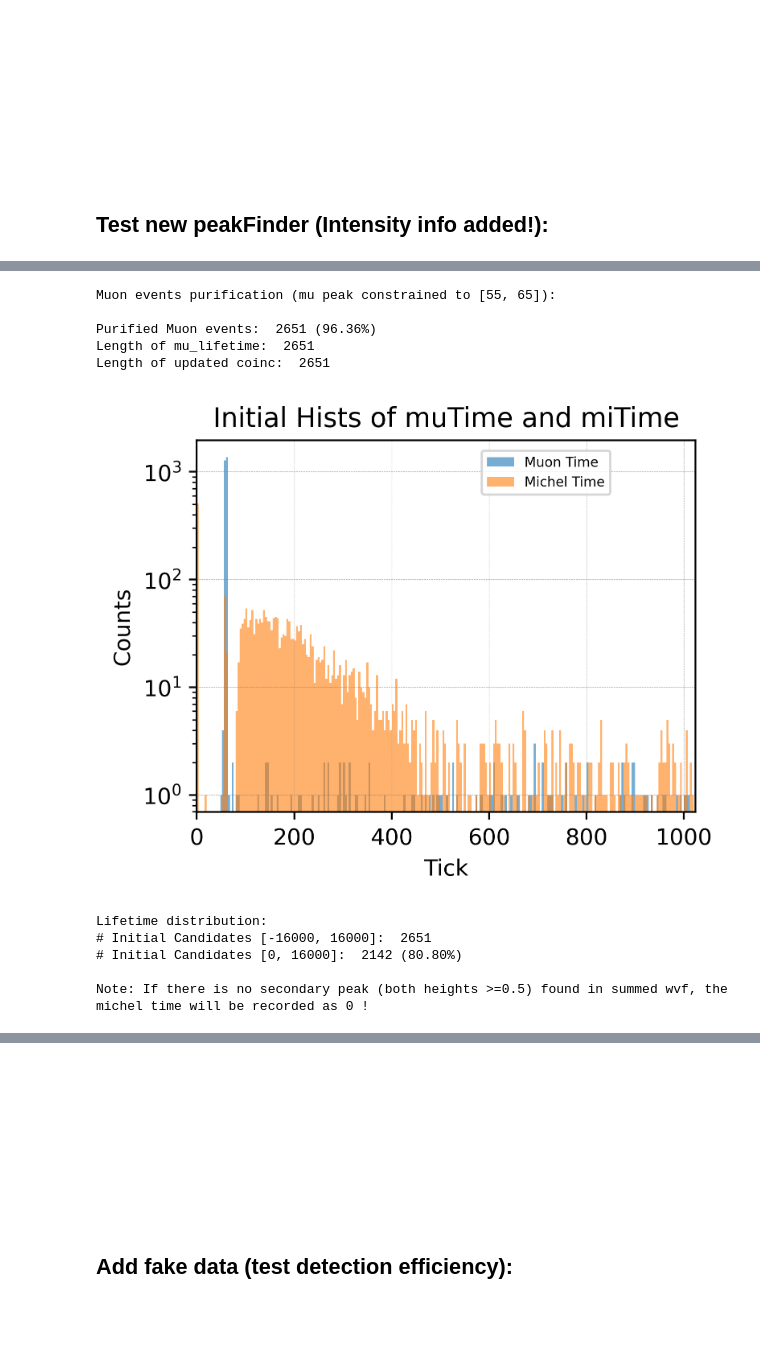
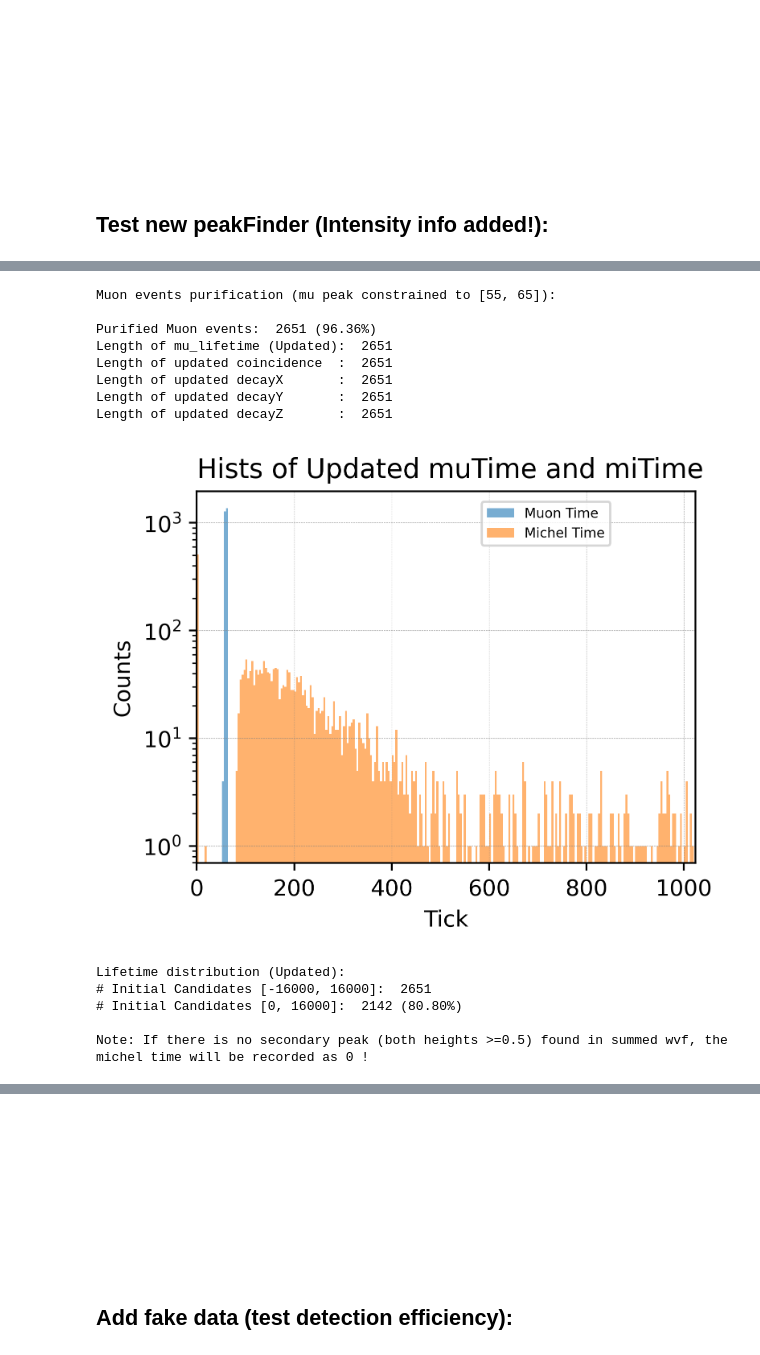
Before and after one commit to szhang17phys/analyze_pdhd_DATA_v2, a Jupyter notebook: jupyter/michel_stat/beamRun28867_FullRun_new20250604/michelStat_20250604.ipynb, the cells around one changed output, grey strips where cells are left out. Cells and saved outputs as stored; diff of their text form; code cells hidden in the pictures; blank space fills up the shorter version.

Commit message:
decayPoints for purified events added

```diff
--- a/jupyter/michel_stat/beamRun28867_FullRun_new20250604/michelStat_20250604.ipynb
+++ b/jupyter/michel_stat/beamRun28867_FullRun_new20250604/michelStat_20250604.ipynb
@@ -85,7 +293,6 @@ Length of peakFinder_miCoin_new20250604: 2751
 import numpy as np
 import matplotlib.pyplot as plt
 from scipy.optimize import curve_fit
-
 
 
 #Muon lifetime calculation-------------------------------------------------------------
@@ -93,16 +300,25 @@ from scipy.optimize import curve_fit
 muTime_update = []
 miTime_update = []
 coin_update = [] #coincidence------
+decayX_update = []
+decayY_update = []
+decayZ_update = []
 
 for i in range(0, len(peakFinder_muTime)):
     mu = peakFinder_muTime[i]
     mi = peakFinder_miTime[i]
     miCoin = peakFinder_miCoin[i]
+    x = decayX[i]
+    y = decayY[i]
+    z = decayZ[i]
 
     if 55 <= mu <= 65:
         muTime_update.append(mu)
         miTime_update.append(mi)
         coin_update.append(miCoin)
+        decayX_update.append(x)
+        decayY_update.append(y)
+        decayZ_update.append(z)
 
 print("\nMuon events purification (mu peak constrained to [55, 65]):")
 print("\nPurified Muon events: ", len(muTime_update),
@@ -110,8 +326,15 @@ print("\nPurified Muon events: ", len(muTime_update),
 
 # Element-wise subtraction: (mi - mu) for each corresponding element
 mu_lifetime = [mi - mu for mi, mu in zip(miTime_update, muTime_update)]
-print("Length of mu_lifetime: ", len(mu_lifetime))
-print("Length of updated coinc: ", len(coin_update))
+print("Length of mu_lifetime (Updated): ", len(mu_lifetime))
+print("Length of updated coincidence  : ", len(coin_update))
+print("Length of updated decayX       : ", len(decayX_update))
+print("Length of updated decayY       : ", len(decayY_update))
+print("Length of updated decayZ       : ", len(decayY_update))
+
+
+
+
 
 
 
@@ -127,14 +350,14 @@ bin_width_initial = 4  # You can change this value
 bins = np.arange(range_min_initial, range_max_initial + bin_width_initial, bin_width_initial)
 
 # Plot histograms on the same canvas
-plt.hist(peakFinder_muTime, bins=bins, alpha=0.6, label='Muon Time')
-plt.hist(peakFinder_miTime, bins=bins, alpha=0.6, label='Michel Time')
+plt.hist(muTime_update, bins=bins, alpha=0.6, label='Muon Time')
+plt.hist(miTime_update, bins=bins, alpha=0.6, label='Michel Time')
 
 plt.xlabel('Tick')
 plt.ylabel('Counts')
 plt.yscale('log')
 plt.xlim(0, 1024)
-plt.title('Initial Hists of muTime and miTime')
+plt.title(' Hists of Updated muTime and miTime')
 
 plt.legend(loc='upper center', bbox_to_anchor=(0.7, 0.99), fontsize=9, markerscale=4, ncol=1, prop={'size':6})
 plt.grid(color='gray', linestyle='--', linewidth=0.2, zorder=0)
@@ -145,12 +368,17 @@ plt.show()
 
 
 
+
+
+
+
+
 # Muon Lifetime distribution (INITIAL; NO fitting)--------------------------------------------
 plt.figure(figsize=(4, 3), dpi=400)
 
 # Convert to ns (assuming mu_lifetime is already defined)
 mu_lifetime_ns = [value * 16 for value in mu_lifetime]
-print("\nLifetime distribution:")
+print("\n\n\nLifetime distribution (Updated):")
 print("# Initial Candidates [-16000, 16000]: ", len(mu_lifetime_ns))
 
 # Apply test cut
@@ -223,37 +451,40 @@ plt.figure(figsize=(4,3),dpi=400)
 #y=x---
 plt.plot([-16000, 16000], [3, 3], color="magenta", linewidth=1.5, linestyle='--')
 plt.plot([0, 0], [0, 10], color="silver", linewidth=1.0, linestyle='--')
 
 
 # Create a custom colormap where zero-frequency regions are white
 plasma = plt.cm.plasma.copy()
 plasma.set_under('white')  # Sets zero values to white
 
 # Create a 2D histogram
 hist, xedges, yedges, img = plt.hist2d(mu_lifetime_ns, coin_update, bins=(64, 10), range=[[-16000, 16000], [0, 10]],
                                        cmap=plasma, cmin=1)  # cmin=1 ensures zero bins remain white
 
 # Add color bar
 cbar = plt.colorbar()
 cbar.set_label('Counts', fontsize=6)
 cbar.ax.tick_params(labelsize=5)
 
 # Labels and styling
 plt.xlim(-16000, 16000)
 plt.ylim(0, 10)
 plt.xlabel('Time [ns]', labelpad=1, fontsize=6)
 plt.ylabel('#opPeak', labelpad=1, fontsize=6)
 
 #plt.title('After Space Cut', fontsize=7)
 plt.tick_params(labelsize=5)
 # %% [output]
 Muon events purification (mu peak constrained to [55, 65]):
 
 Purified Muon events:  2651 (96.36%)
-Length of mu_lifetime:  2651
-Length of updated coinc:  2651
+Length of mu_lifetime (Updated):  2651
+Length of updated coincidence  :  2651
+Length of updated decayX       :  2651
+Length of updated decayY       :  2651
+Length of updated decayZ       :  2651
-[figure, old version]
+[figure, new version]
-Lifetime distribution:
+Lifetime distribution (Updated):
 # Initial Candidates [-16000, 16000]:  2651
 # Initial Candidates [0, 16000]:  2142 (80.80%)
 
```
Also changed, not shown: parts of 6 cells of this notebook.
